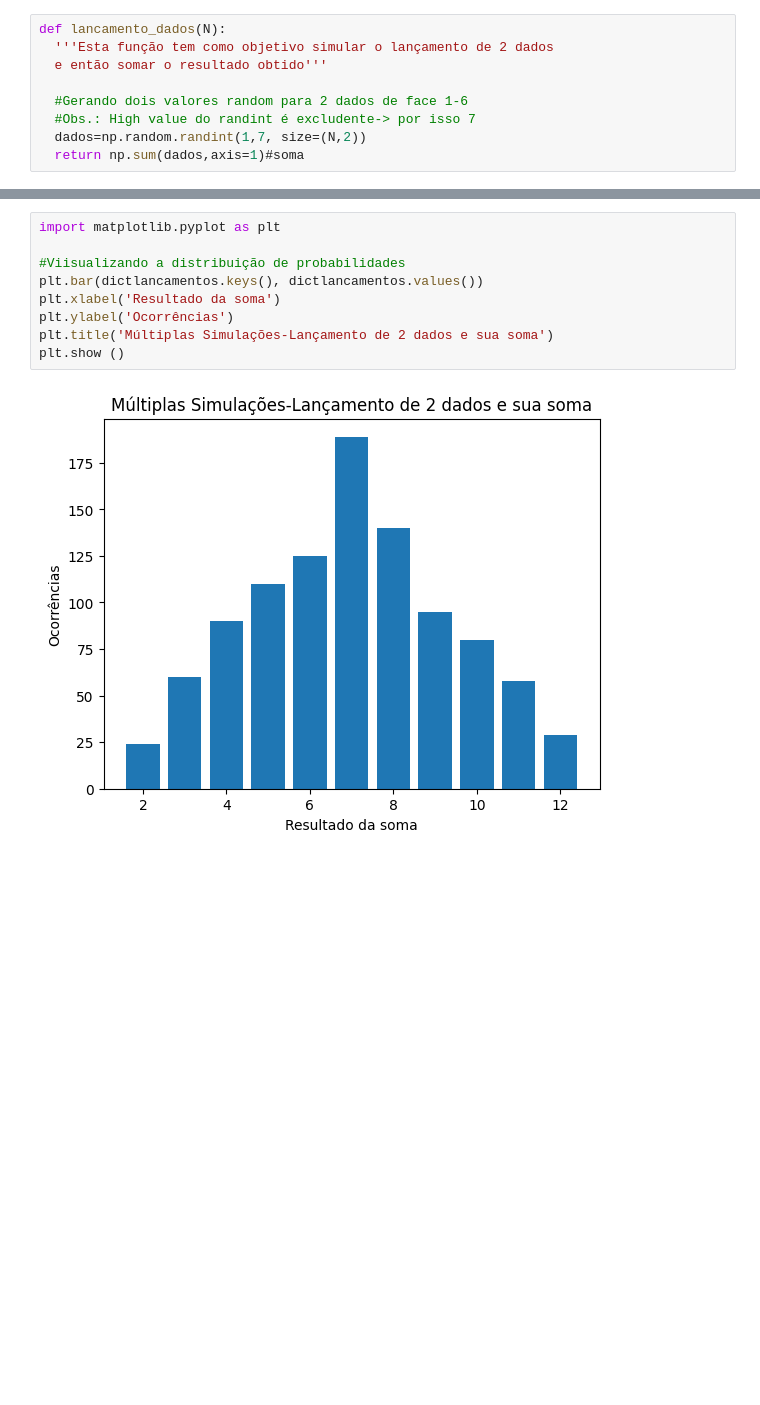
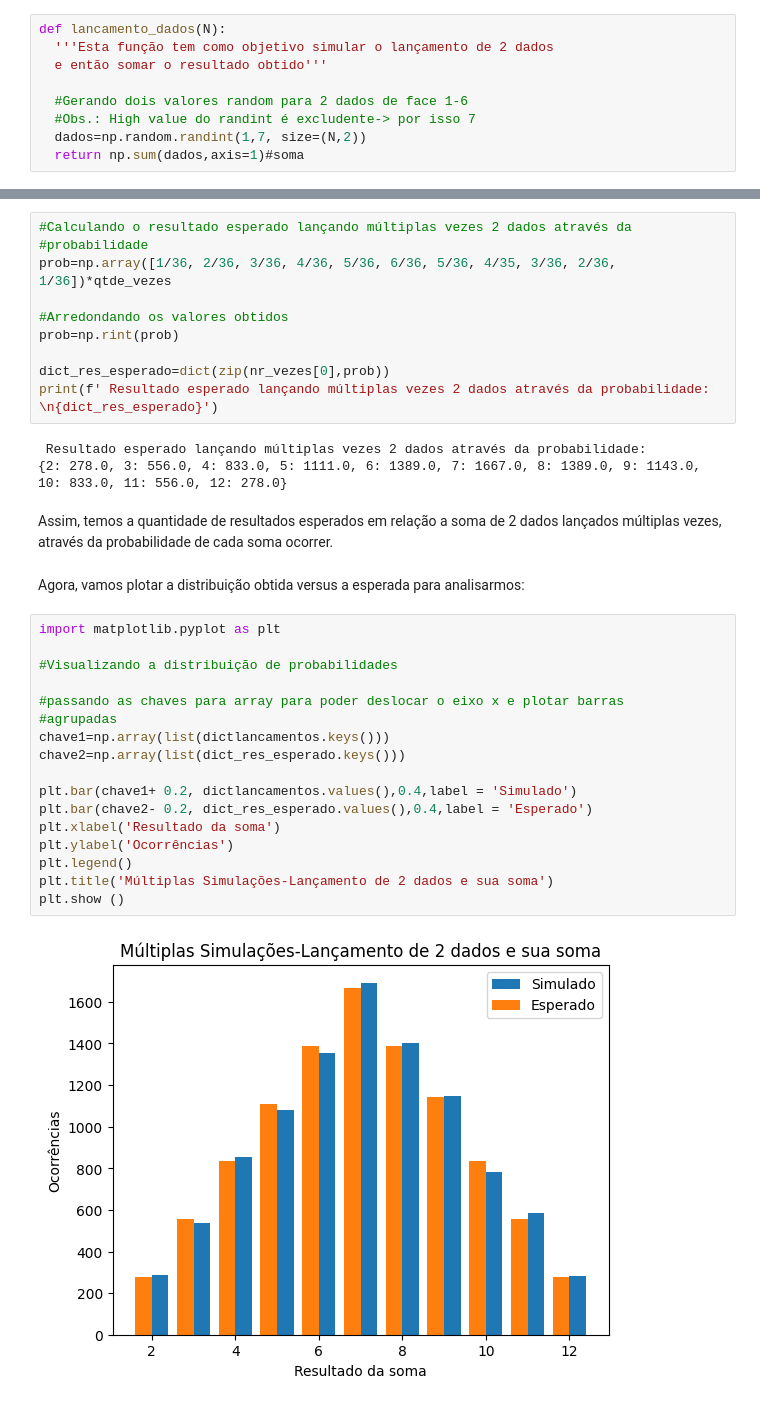
Before and after one commit to manusaleal/Simulacao_Dados, a Jupyter notebook: Mini_Projeto.ipynb, the cells around one changed output, grey strips where cells are left out. Cells and saved outputs as stored; diff of their text form; blank space fills up the shorter version.

```diff
--- a/Mini_Projeto.ipynb
+++ b/Mini_Projeto.ipynb
@@ -91,12 +112,37 @@ Logo não há a possibilidade da probabilidade ser igual em todos os casos e é
+# %%
+#Calculando o resultado esperado lançando múltiplas vezes 2 dados através da
+#probabilidade
+prob=np.array([1/36, 2/36, 3/36, 4/36, 5/36, 6/36, 5/36, 4/35, 3/36, 2/36, 1/36])*qtde_vezes
+
+#Arredondando os valores obtidos
+prob=np.rint(prob)
+
+dict_res_esperado=dict(zip(nr_vezes[0],prob))
+print(f' Resultado esperado lançando múltiplas vezes 2 dados através da probabilidade: \n{dict_res_esperado}')
+# %% [output]
+ Resultado esperado lançando múltiplas vezes 2 dados através da probabilidade:
+{2: 278.0, 3: 556.0, 4: 833.0, 5: 1111.0, 6: 1389.0, 7: 1667.0, 8: 1389.0, 9: 1143.0, 10: 833.0, 11: 556.0, 12: 278.0}
+# %% [markdown]
+Assim, temos a quantidade de resultados esperados em relação a soma de 2 dados lançados múltiplas vezes, através da probabilidade de cada soma ocorrer.
+# %% [markdown]
+Agora, vamos plotar a distribuição obtida versus a esperada para analisarmos:
 # %%
 import matplotlib.pyplot as plt
 
-#Viisualizando a distribuição de probabilidades
-plt.bar(dictlancamentos.keys(), dictlancamentos.values())
+#Visualizando a distribuição de probabilidades
+
+#passando as chaves para array para poder deslocar o eixo x e plotar barras
+#agrupadas
+chave1=np.array(list(dictlancamentos.keys()))
+chave2=np.array(list(dict_res_esperado.keys()))
+
+plt.bar(chave1+ 0.2, dictlancamentos.values(),0.4,label = 'Simulado')
+plt.bar(chave2- 0.2, dict_res_esperado.values(),0.4,label = 'Esperado')
 plt.xlabel('Resultado da soma')
 plt.ylabel('Ocorrências')
+plt.legend()
 plt.title('Múltiplas Simulações-Lançamento de 2 dados e sua soma')
 plt.show ()
 # %% [output]
-[figure, old version]
+[figure, new version]
 # %% [markdown]
```
Also changed, not shown: parts of 4 cells of this notebook.
